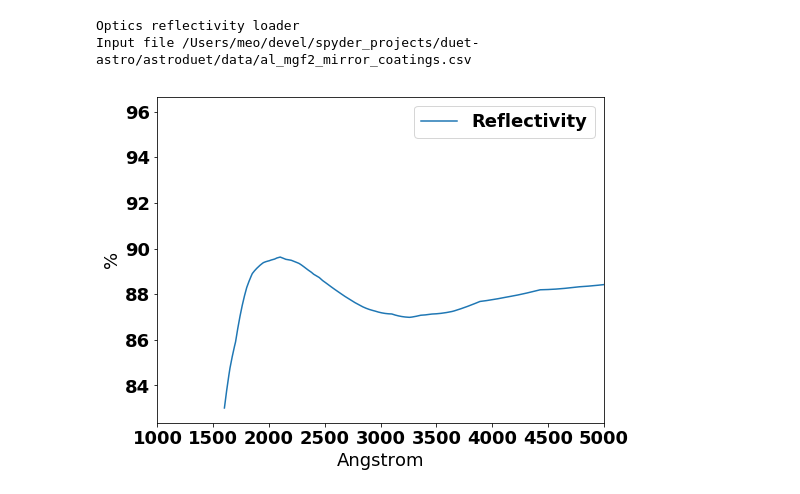
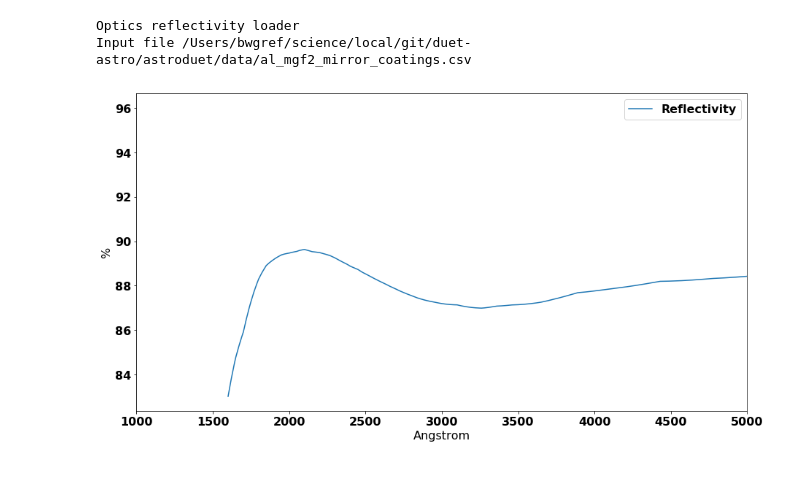
Before and after one commit to bwgref/duet-astro, a Jupyter notebook: notebooks/Filter Description.ipynb, the cells around one changed output. Saved outputs shown, nothing was run; the diff lists cells and outputs as text; code cells hidden in the pictures.

Commit message:
Updated Filter description notebook

```diff
--- a/notebooks/Filter Description.ipynb
+++ b/notebooks/Filter Description.ipynb
@@ -1,5 +1,19 @@
 # %%
 import astropy.units as u
 import numpy as np
+from astroduet.duet_telescope import load_qe, load_reflectivity, load_redfilter, apply_filters
+from astroduet.zodi import load_airglow, load_zodi
+from astroduet.config import Telescope
+
+
 from matplotlib import pyplot as plt
 %matplotlib inline
+font = {'family' : 'sans-serif',
+        'weight' : 'bold',
+        'size'   : 16}
+
+plt.rc('font', **font)
+
+# Make duet Telescope instance
+duet = Telescope()
+zodi = load_zodi(scale=77)
@@ -18,18 +20,17 @@ matplotlib.rc('font', **font)
 # %%
+# Reflectivity
 ref_wave, reflectivity = load_reflectivity(diag=True)
 
-fig = plt.figure(figsize = (8, 6))
+fig = plt.figure(figsize = (15, 8))
 ax = fig.subplots()
-
-
 ax.plot(ref_wave.to(u.AA), reflectivity, label='Reflectivity')
 ax.set_xlim([1000, 5000])
 ax.set_ylabel('%')
 ax.legend()
 ax.set_xlabel('Angstrom')
 
 plt.show()
 # %% [output]
 Optics reflectivity loader
-Input file /Users/meo/devel/spyder_projects/duet-astro/astroduet/data/al_mgf2_mirror_coatings.csv
+Input file /Users/bwgref/science/local/git/duet-astro/astroduet/data/al_mgf2_mirror_coatings.csv
-[figure, old version]
+[figure, new version]
```
Also changed, not shown: parts of 7 cells of this notebook.
